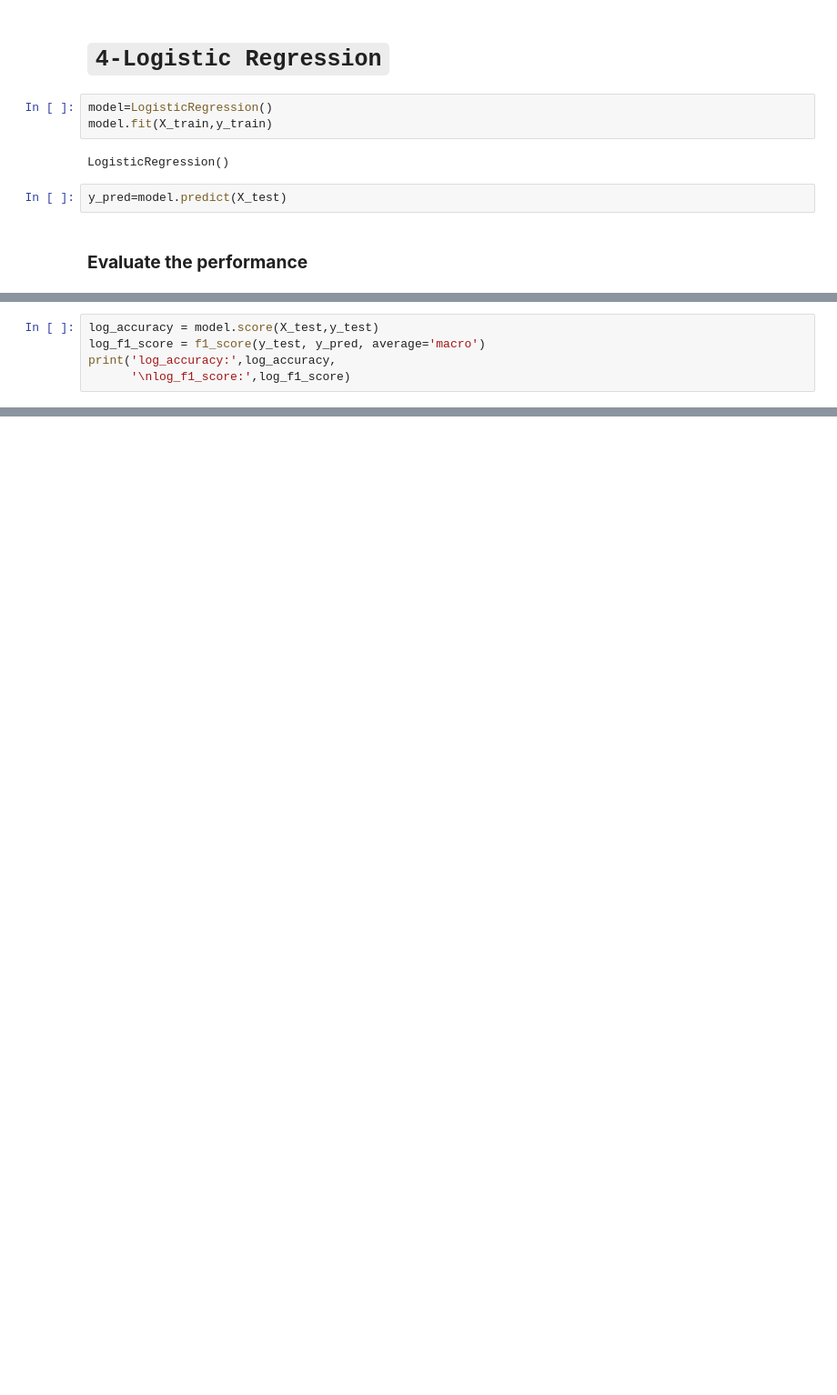
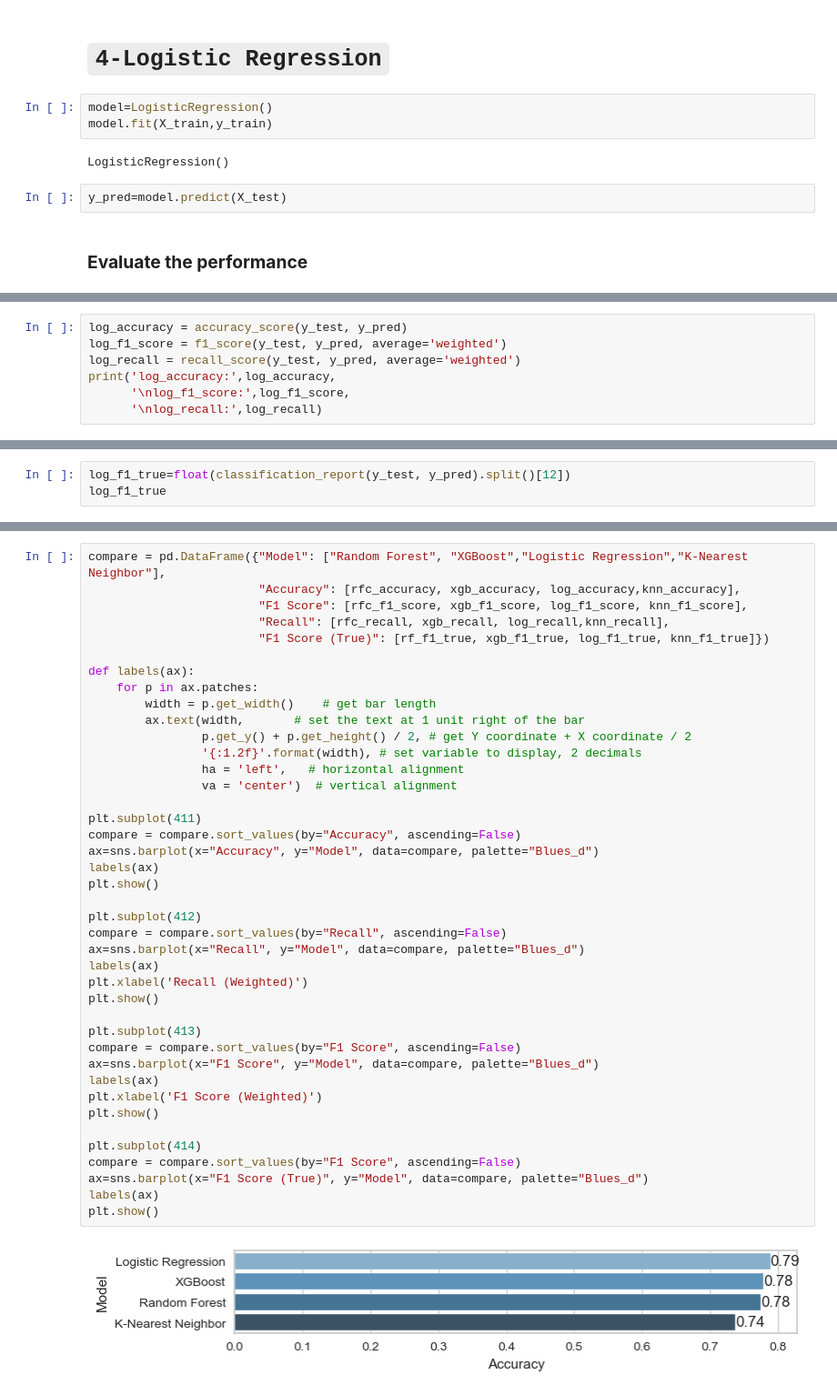
Before and after one commit to fidanfatih/Mid_Scale_Projects, a Jupyter notebook: ML_Projects/Telco_Customer_Churn/Telco_Customer_Churn(Modelling).ipynb, the cells around one changed output, grey strips where cells are left out. Shown at 91% size. Drawn from its saved outputs; the diff is of its cells as text; blank space fills up the shorter version.

```diff
--- a/ML_Projects/Telco_Customer_Churn/Telco_Customer_Churn(Modelling).ipynb
+++ b/ML_Projects/Telco_Customer_Churn/Telco_Customer_Churn(Modelling).ipynb
@@ -396,6 +483,8 @@ array([[1401,  138],
 # %%
-log_accuracy = model.score(X_test,y_test)
-log_f1_score = f1_score(y_test, y_pred, average='macro')
+log_accuracy = accuracy_score(y_test, y_pred)
+log_f1_score = f1_score(y_test, y_pred, average='weighted')
+log_recall = recall_score(y_test, y_pred, average='weighted')
 print('log_accuracy:',log_accuracy,
-      '\nlog_f1_score:',log_f1_score)
+      '\nlog_f1_score:',log_f1_score,
+      '\nlog_recall:',log_recall)
 # %% [output]
@@ -419,0 +494,3 @@ plt.title("F1 Scores of Different Models", size=12);
+# %%
+log_f1_true=float(classification_report(y_test, y_pred).split()[12])
+log_f1_true
@@ -419,0 +501,43 @@ plt.title("F1 Scores of Different Models", size=12);
+# %%
+compare = pd.DataFrame({"Model": ["Random Forest", "XGBoost","Logistic Regression","K-Nearest Neighbor"],
+                        "Accuracy": [rfc_accuracy, xgb_accuracy, log_accuracy,knn_accuracy],
+                        "F1 Score": [rfc_f1_score, xgb_f1_score, log_f1_score, knn_f1_score],
+                        "Recall": [rfc_recall, xgb_recall, log_recall,knn_recall],
+                        "F1 Score (True)": [rf_f1_true, xgb_f1_true, log_f1_true, knn_f1_true]})
+
+def labels(ax):
+    for p in ax.patches:
+        width = p.get_width()    # get bar length
+        ax.text(width,       # set the text at 1 unit right of the bar
+                p.get_y() + p.get_height() / 2, # get Y coordinate + X coordinate / 2
+                '{:1.2f}'.format(width), # set variable to display, 2 decimals
+                ha = 'left',   # horizontal alignment
+                va = 'center')  # vertical alignment
+
+plt.subplot(411)
+compare = compare.sort_values(by="Accuracy", ascending=False)
+ax=sns.barplot(x="Accuracy", y="Model", data=compare, palette="Blues_d")
+labels(ax)
+plt.show()
+
+plt.subplot(412)
+compare = compare.sort_values(by="Recall", ascending=False)
+ax=sns.barplot(x="Recall", y="Model", data=compare, palette="Blues_d")
+labels(ax)
+plt.xlabel('Recall (Weighted)')
+plt.show()
+
+plt.subplot(413)
+compare = compare.sort_values(by="F1 Score", ascending=False)
+ax=sns.barplot(x="F1 Score", y="Model", data=compare, palette="Blues_d")
+labels(ax)
+plt.xlabel('F1 Score (Weighted)')
+plt.show()
+
+plt.subplot(414)
+compare = compare.sort_values(by="F1 Score", ascending=False)
+ax=sns.barplot(x="F1 Score (True)", y="Model", data=compare, palette="Blues_d")
+labels(ax)
+plt.show()
+# %% [output]
+[figure, added]
```
Also changed, not shown: parts of 69 cells of this notebook, 3 other files.
